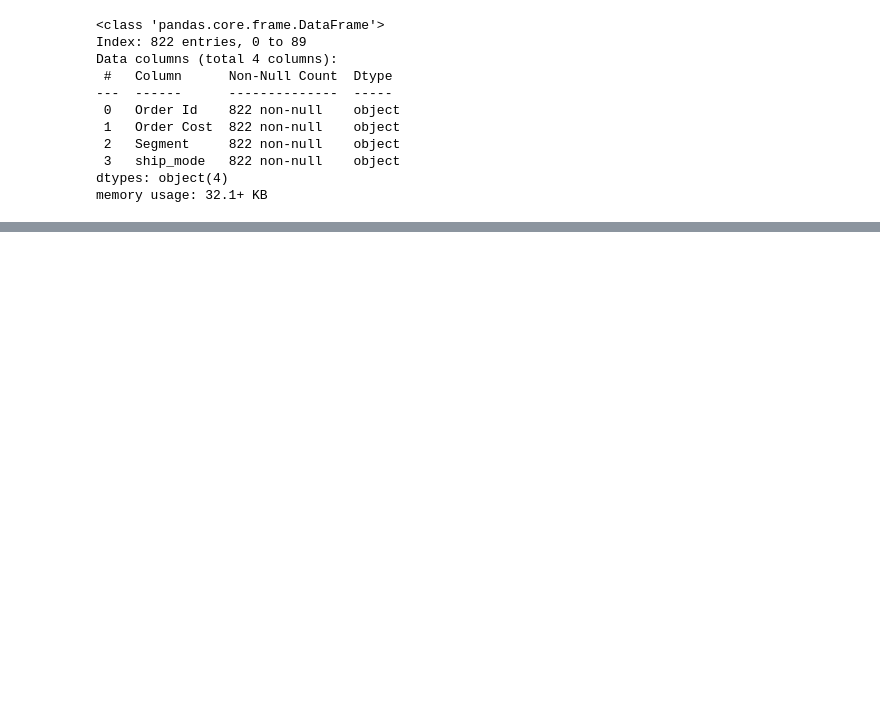
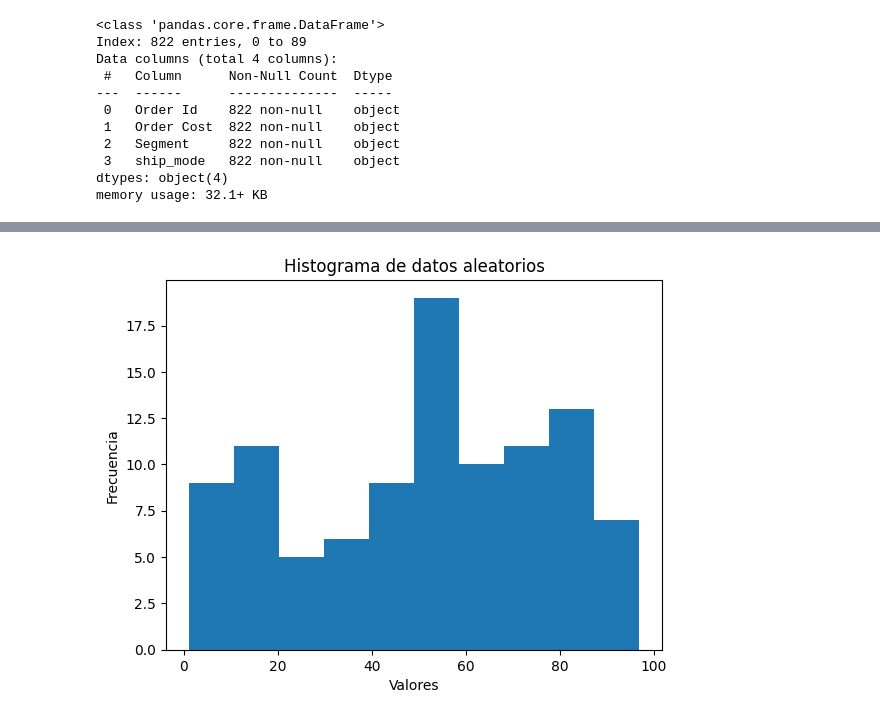
Before and after one commit to Rmella90/ProcesamientoDatos, a Jupyter notebook: Procesamiento de datos.ipynb, the cells around one changed output, grey strips where cells are left out. Cells and saved outputs as stored; diff of their text form; code cells hidden in the pictures; blank space fills up the shorter version.

```diff
--- a/Procesamiento de datos.ipynb
+++ b/Procesamiento de datos.ipynb
@@ -410,0 +420,22 @@ memory usage: 32.1+ KB
+# %%
+import matplotlib.pyplot as plt
+
+# Genera un conjunto de datos aleatorio
+data = np.random.randint(1, 100, 100)
+
+# Crea un gráfico de histograma
+plt.hist(data)
+
+# Agrega una etiqueta al eje x
+plt.xlabel("Valores")
+
+# Agrega una etiqueta al eje y
+plt.ylabel("Frecuencia")
+
+# Agrega un título al gráfico
+plt.title("Histograma de datos aleatorios")
+
+# Muestra el gráfico
+plt.show()
+# %% [output]
+[figure, added]
```
Also changed, not shown: parts of 12 cells of this notebook.
